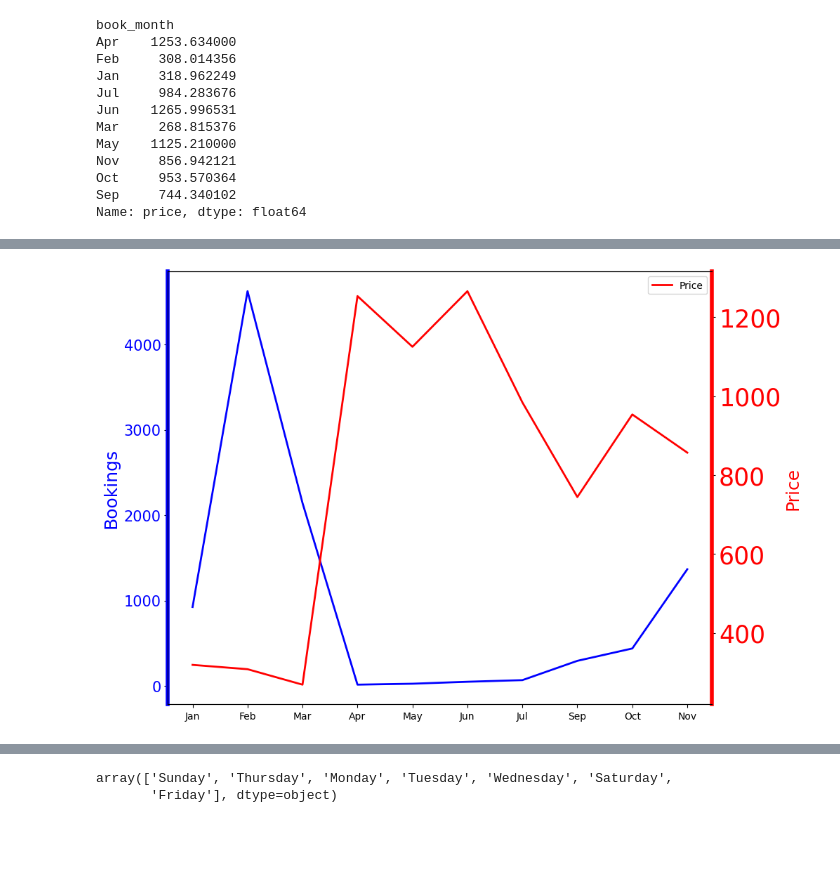
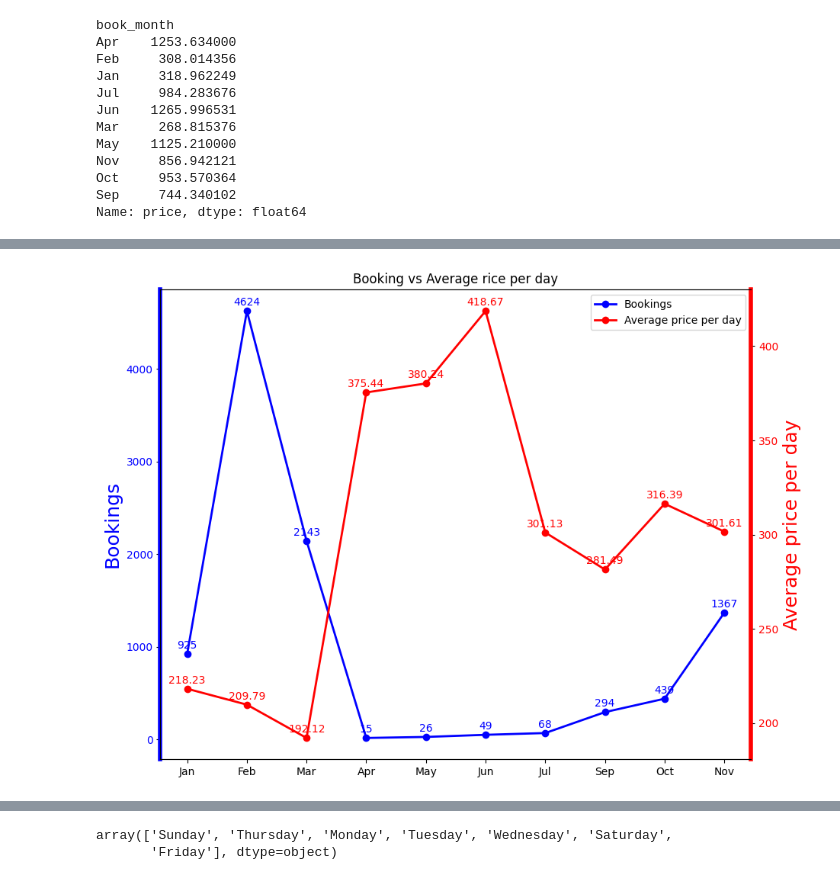
Before and after one commit to GOLISHYAMP/ML_AI, a Jupyter notebook: MachineLearningPrac/test.ipynb, the cells around one changed output, grey strips where cells are left out. Saved outputs shown, nothing was run; the diff lists cells and outputs as text; code cells hidden in the pictures; blank space fills up the shorter version.

```diff
--- a/MachineLearningPrac/test.ipynb
+++ b/MachineLearningPrac/test.ipynb
@@ -478,12 +609,8 @@ Name: price, dtype: float64
 # %%
-import pandas as pd
-import matplotlib.pyplot as plt
-import calendar
-
 # Sample DataFrame
 data = {
-    'book_month': list(df.groupby('book_month')['price'].mean().sort_index().index),
-    'price': list(df.groupby('book_month')['price'].mean().sort_index().values)
+    'book_month': list(df.groupby('book_month')['price_per_day'].mean().sort_index().index),
+    'price_per_day': list(df.groupby('book_month')['price_per_day'].mean().sort_index().values)
 }
 d = pd.DataFrame(data)
 
@@ -496,13 +623,16 @@ d['month_num'] = d['book_month'].apply(month_to_num)
 sorted_df = d.sort_values(by='month_num').drop(columns='month_num')
 month_names = list(sorted_df['book_month'])
 # Plot the booking trend over time
-plt.figure(figsize=(10, 6))
-sorted_df.plot(kind='line', x='book_month', y='price', marker='o', color='b')
-plt.title('Aveage price with respect to month')
+plt.figure(figsize=(10,8))
+sorted_df.plot(kind='line', x='book_month', y='price_per_day', marker='o', color='b')
+plt.title('Average price per day with respect to month')
 plt.xlabel('Month')
-plt.ylabel('Price')
+plt.ylabel('Price per day')
 plt.grid(True)
 plt.xticks(range(len(month_names)), month_names, rotation=45)
+# Annotate data points with their values
+for i, price in enumerate(sorted_df['price_per_day']):
+    plt.text(i, price, f'{price:.2f}', ha='center', va='bottom')
 plt.tight_layout()
 plt.show()
 # %% [output]
@@ -515,53 +645,65 @@ Index(['book_month', 'price'], dtype='object')
 # %%
 import matplotlib.pyplot as plt
-import seaborn as sns
-import numpy as np
+import pandas as pd
 import calendar
 
-# Sample DataFrame
-data = {
+# Sample DataFrame for bookings
+data_bookings = {
     'book_month': list(df.groupby('book_month').size().sort_index().index),
     'bookings': list(df.groupby('book_month').size().sort_index().values)
 }
-df1 = pd.DataFrame(data)
+df1 = pd.DataFrame(data_bookings)
+
+# Sample DataFrame for prices per day
+data_prices = {
+    'book_month': list(df.groupby('book_month')['price_per_day'].mean().sort_index().index),
+    'price_per_day': list(df.groupby('book_month')['price_per_day'].mean().sort_index().values)
+}
+df2 = pd.DataFrame(data_prices)
 
 # Define a function to convert month abbreviations to numerical values
 def month_to_num(month_abbr):
     return list(calendar.month_abbr).index(month_abbr)
 
-# Sort the DataFrame by month abbreviations using the custom sorting order
+# Sort the DataFrames by month abbreviations using the custom sorting order
 df1['month_num'] = df1['book_month'].apply(month_to_num)
 sorted_df1 = df1.sort_values(by='month_num').drop(columns='month_num')
-month_names = list(sorted_df['book_month'])
+df2['month_num'] = df2['book_month'].apply(month_to_num)
+sorted_df2 = df2.sort_values(by='month_num').drop(columns='month_num')
+month_names = list(sorted_df1['book_month'])
 
-data = {
-    'book_month': list(df.groupby('book_month')['price'].mean().sort_index().index),
-    'price': list(df.groupby('book_month')['price'].mean().sort_index().values)
-}
-d2 = pd.DataFrame(data)
-
-# Sort the DataFrame by month abbreviations using the custom sorting order
-d2['month_num'] = d2['book_month'].apply(month_to_num)
-sorted_df2 = d2.sort_values(by='month_num').drop(columns='month_num')
-
-labels = month_names
-Bookings = list(sorted_df1['bookings'])
-Price = list(sorted_df2['price'])
-fig, ax1 = plt.subplots(figsize = (10,8))
-ax1.plot(labels, Bookings, lw = 2, color= 'blue',label = 'Bookings')
-ax1.set_ylabel("Bookings", fontsize = 18, color = 'blue')
+# Plot the booking trend over time
+fig, ax1 = plt.subplots(figsize=(10, 8))
+ax1.plot(sorted_df1['book_month'], sorted_df1['bookings'], lw=2, color='blue', marker='o', label='Bookings')
+ax1.set_ylabel("Bookings", fontsize=18, color='blue')
 ax1.spines['left'].set_color('blue')
 ax1.spines['left'].set_linewidth(4)
 for label in ax1.get_yticklabels():
     label.set_color('blue')
-plt.yticks(fontsize= 15)
+
+# Annotate data points for bookings (in blue)
+for i, bookings in enumerate(sorted_df1['bookings']):
+    ax1.annotate(f'{bookings}', (sorted_df1['book_month'].iloc[i], bookings), textcoords="offset points", xytext=(0, 5), ha='center', color='blue')
+
+# Plot the price per day trend over time
 ax2 = ax1.twinx()
-ax2.plot(labels, Price, lw = 2, color = "red", label = 'Price')
-ax2.set_ylabel("Price", fontsize = 18, color = 'red')
+ax2.plot(sorted_df2['book_month'], sorted_df2['price_per_day'], lw=2, color="red", marker='o', label='Average price per day')
+ax2.set_ylabel("Average price per day", fontsize=18, color='red')
 ax2.spines['right'].set_color('red')
 ax2.spines['right'].set_linewidth(4)
 for label in ax2.get_yticklabels():
     label.set_color('red')
-plt.yticks(fontsize=25)
-plt.legend(loc = 0)
+
+# Annotate data points for price per day (in red)
+for i, price_per_day in enumerate(sorted_df2['price_per_day']):
+    ax2.annotate(f'{price_per_day:.2f}', (sorted_df2['book_month'].iloc[i], price_per_day), textcoords="offset points", xytext=(0, 5), ha='center', color='red')
+
+# Combine legends for both plots
+lines, labels = ax1.get_legend_handles_labels()
+lines2, labels2 = ax2.get_legend_handles_labels()
+ax2.legend(lines + lines2, labels + labels2, loc=0)
+
+# Set title and show plot
+plt.title('Booking vs Average rice per day')
+plt.show()
 # %% [output]
@@ -569,4 +710,4 @@ plt.legend(loc = 0)
-[figure, old version]
+[figure, new version]
 # %%
 df.columns
 # %% [output]
```
Also changed, not shown: parts of 74 cells of this notebook, 40 other files.
